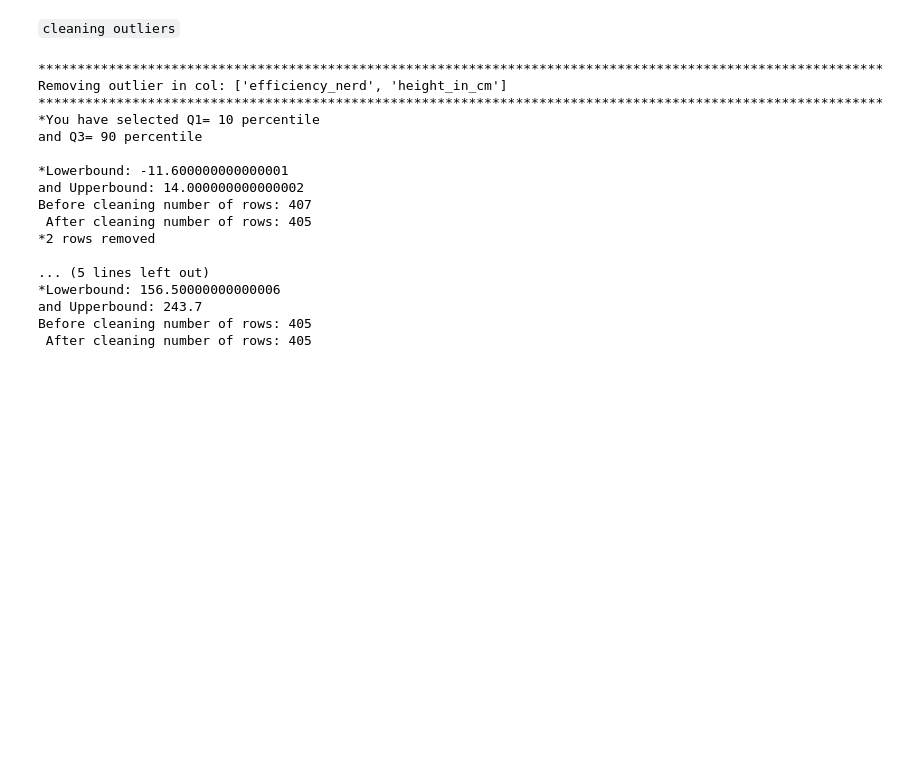
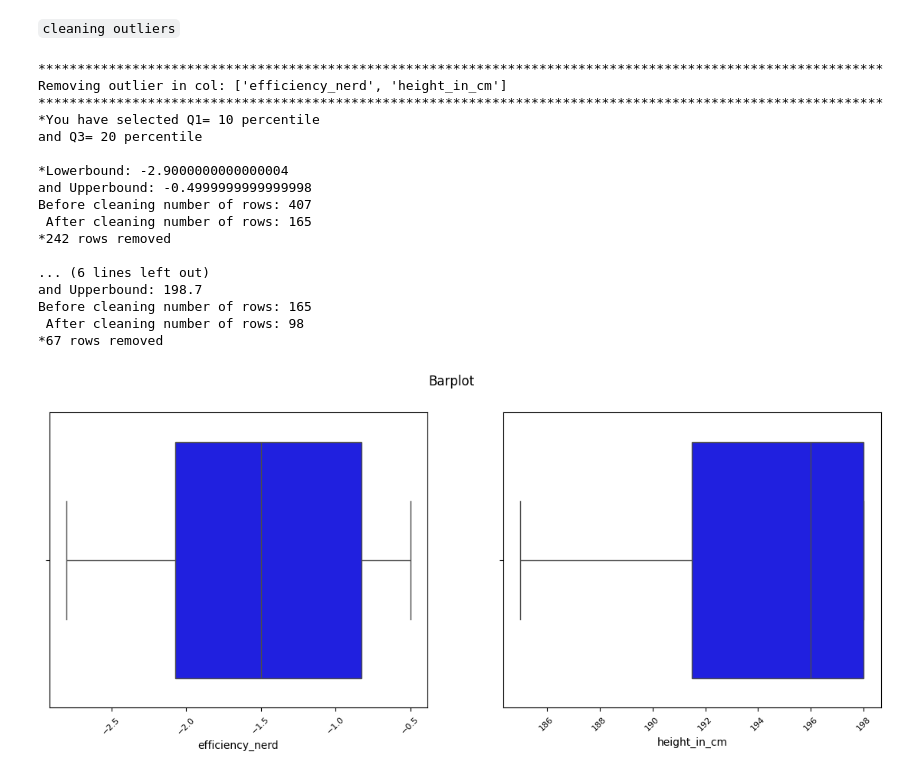
Before and after one commit to manab36/Data-Analysis, a Jupyter notebook: basketball_players_hypothesis_testing.ipynb, the cells around one changed output. Saved outputs shown, nothing was run; the diff lists cells and outputs as text; code cells hidden in the pictures; blank space fills up the shorter version.

```diff
--- a/basketball_players_hypothesis_testing.ipynb
+++ b/basketball_players_hypothesis_testing.ipynb
@@ -452,22 +461,23 @@ htest_nerd_df
 # %% [markdown]
 `cleaning outliers`
 # %%
-cleaned_htest_nerd_df= outlier_remover(htest_nerd_df, ["efficiency_nerd", "height_in_cm"], 10, 90)
+cleaned_htest_nerd_df= outlier_remover(htest_nerd_df, ["efficiency_nerd", "height_in_cm"], 10, 20)
 # %% [output]
 ************************************************************************************************************
 Removing outlier in col: ['efficiency_nerd', 'height_in_cm']
 ************************************************************************************************************
 *You have selected Q1= 10 percentile
-and Q3= 90 percentile
+and Q3= 20 percentile
 
-*Lowerbound: -11.600000000000001
-and Upperbound: 14.000000000000002
+*Lowerbound: -2.9000000000000004
+and Upperbound: -0.4999999999999998
 Before cleaning number of rows: 407
- After cleaning number of rows: 405
-*2 rows removed
+ After cleaning number of rows: 165
+*242 rows removed
 
-... (5 lines left out)
-*Lowerbound: 156.50000000000006
-and Upperbound: 243.7
-Before cleaning number of rows: 405
- After cleaning number of rows: 405
+... (6 lines left out)
+and Upperbound: 198.7
+Before cleaning number of rows: 165
+ After cleaning number of rows: 98
+*67 rows removed
+[figure, added]
```
Also changed, not shown: parts of 24 cells of this notebook, 1 other file.
